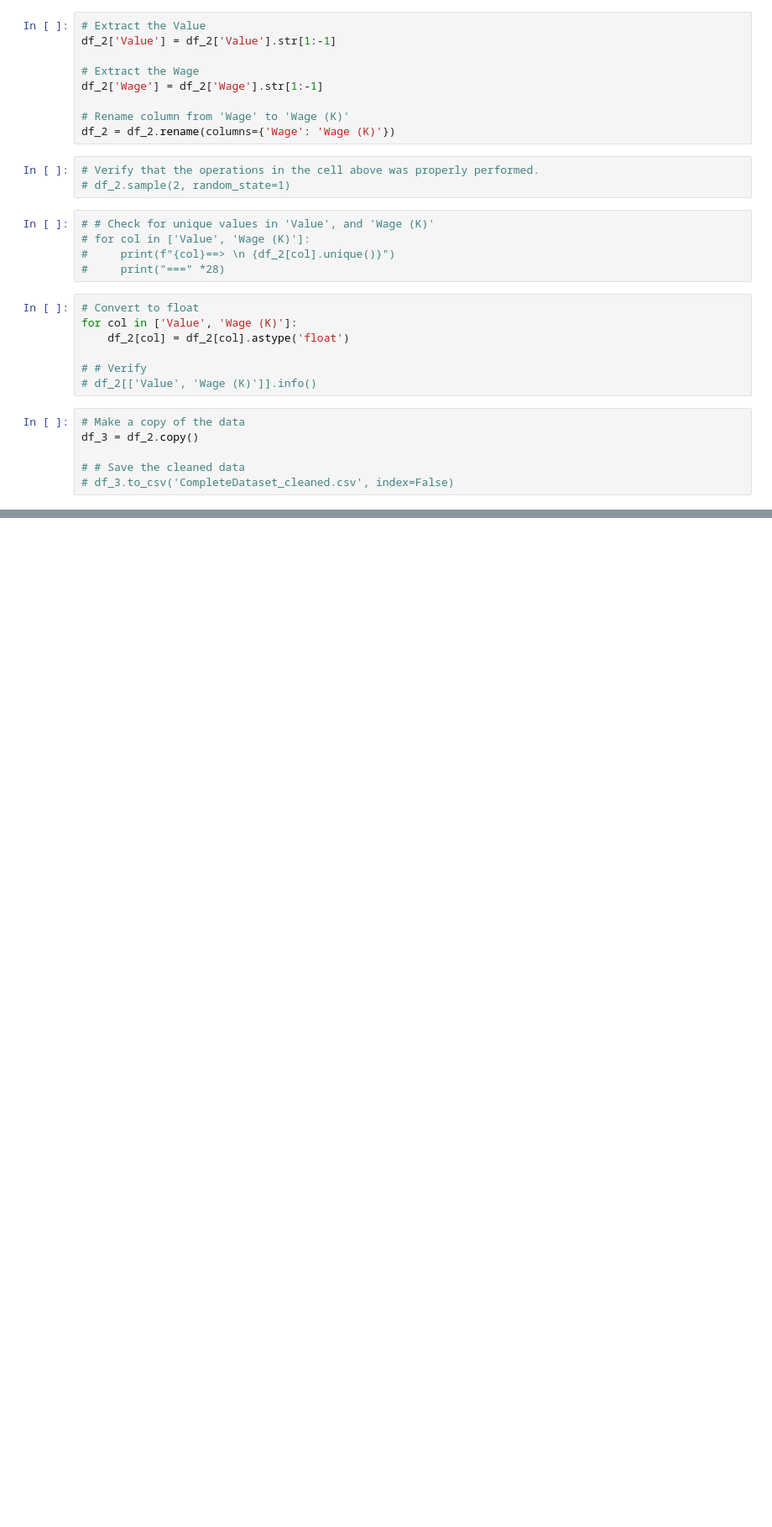
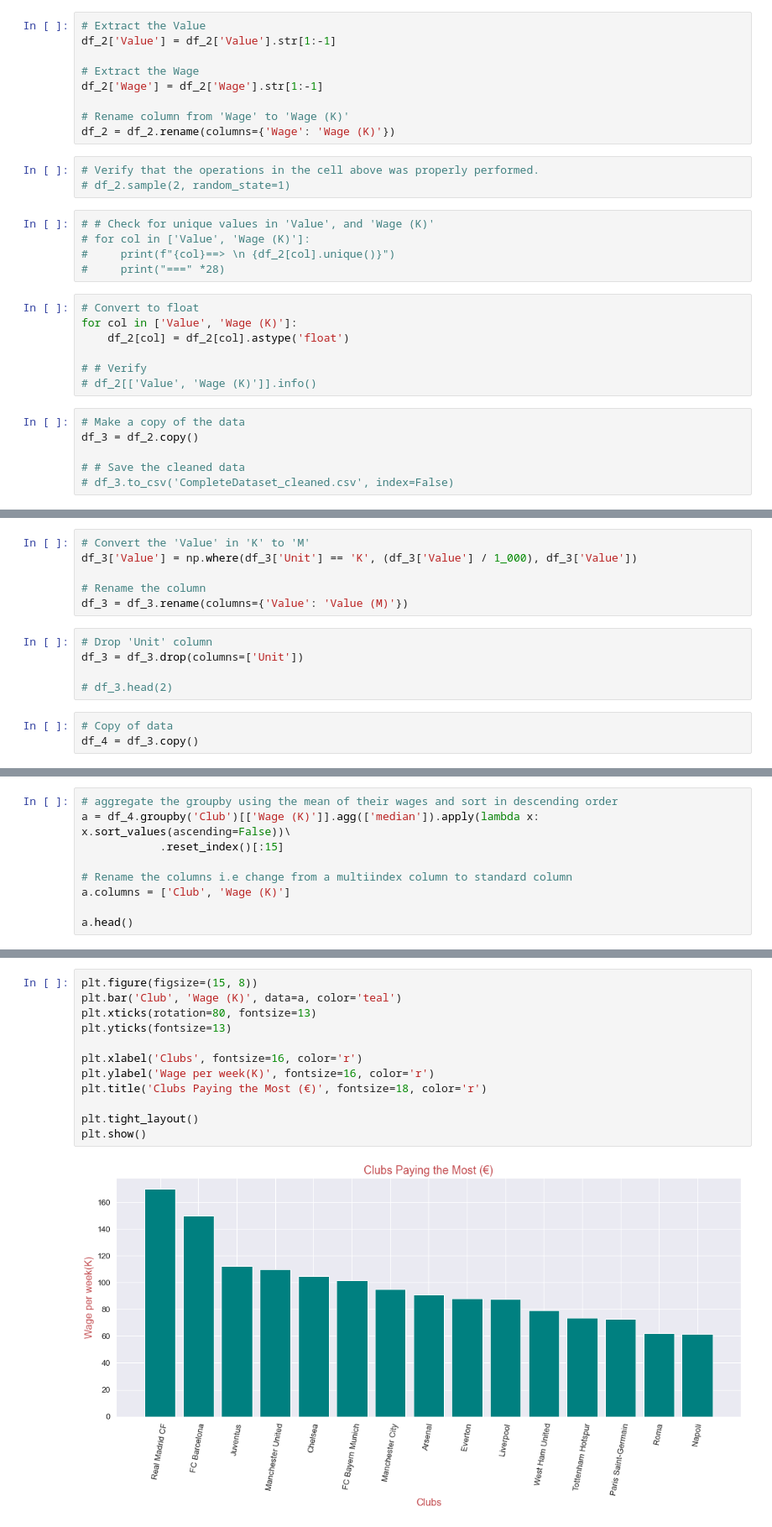
Before and after one commit to chineidu/Football_players, a Jupyter notebook: f_ballers.ipynb, the cells around one changed output, grey strips where cells are left out. Shown: that part at 84% size. Cells and saved outputs as stored; diff of their text form; blank space fills up the shorter version.

```diff
--- a/f_ballers.ipynb
+++ b/f_ballers.ipynb
@@ -312,0 +285,14 @@ df_3 = df_2.copy()
+# %%
+# Convert the 'Value' in 'K' to 'M'
+df_3['Value'] = np.where(df_3['Unit'] == 'K', (df_3['Value'] / 1_000), df_3['Value'])
+
+# Rename the column
+df_3 = df_3.rename(columns={'Value': 'Value (M)'})
+# %%
+# Drop 'Unit' column
+df_3 = df_3.drop(columns=['Unit'])
+
+# df_3.head(2)
+# %%
+# Copy of data
+df_4 = df_3.copy()
@@ -312,0 +314,9 @@ df_3 = df_2.copy()
+# %%
+# aggregate the groupby using the mean of their wages and sort in descending order
+a = df_4.groupby('Club')[['Wage (K)']].agg(['median']).apply(lambda x: x.sort_values(ascending=False))\
+            .reset_index()[:15]
+
+# Rename the columns i.e change from a multiindex column to standard column
+a.columns = ['Club', 'Wage (K)']
+
+a.head()
@@ -312,0 +330,14 @@ df_3 = df_2.copy()
+# %%
+plt.figure(figsize=(15, 8))
+plt.bar('Club', 'Wage (K)', data=a, color='teal')
+plt.xticks(rotation=80, fontsize=13)
+plt.yticks(fontsize=13)
+
+plt.xlabel('Clubs', fontsize=16, color='r')
+plt.ylabel('Wage per week(K)', fontsize=16, color='r')
+plt.title('Clubs Paying the Most (€)', fontsize=18, color='r')
+
+plt.tight_layout()
+plt.show()
+# %% [output]
+[figure, added]
```
Also changed, not shown: parts of 49 cells of this notebook.
